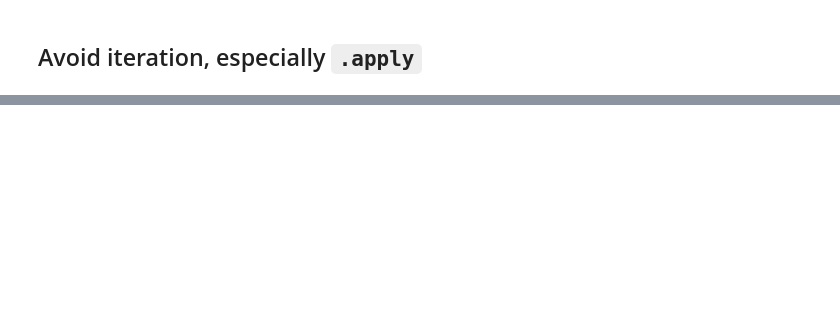
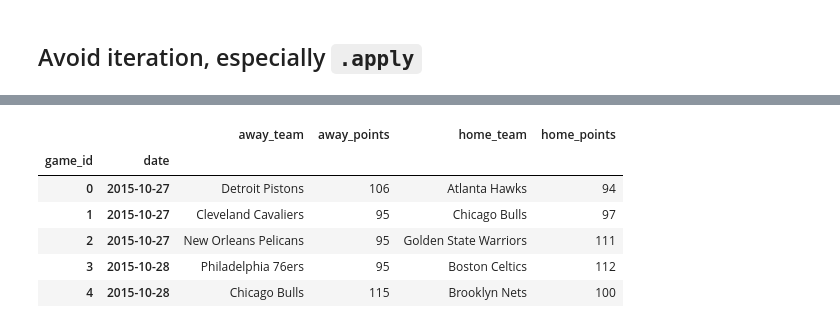
Before and after one commit to nittaya1990/pandas, a Jupyter notebook: Best Practices.ipynb, the cells around one changed output, grey strips where cells are left out. Cells and saved outputs as stored; diff of their text form; code cells hidden in the pictures; blank space fills up the shorter version.

```diff
--- a/Best Practices.ipynb
+++ b/Best Practices.ipynb
@@ -268,0 +461,22 @@ Pandas has a *columnar* data model. Each column in the DataFrame has a dtype, co
+# %%
+column_names = {'Date': 'date', 'Start (ET)': 'start',
+                'Unamed: 2': 'box', 'Visitor/Neutral': 'away_team',
+                'PTS': 'away_points', 'Home/Neutral': 'home_team',
+                'PTS.1': 'home_points', 'Unamed: 7': 'n_ot'}
+
+games = (games.rename(columns=column_names)
+    .dropna(thresh=4)
+    [['date', 'away_team', 'away_points', 'home_team', 'home_points']]
+    .assign(date=lambda x: pd.to_datetime(x['date'], format='%a, %b %d, %Y'))
+    .set_index('date', append=True)
+    .rename_axis(["game_id", "date"])
+    .sort_index())
+games.head()
+# %% [output]
+|  |  | away_team | away_points | home_team | home_points |
+| game_id | date |  |  |  |  |
+| 0 | 2015-10-27 | Detroit Pistons | 106 | Atlanta Hawks | 94 |
+| 1 | 2015-10-27 | Cleveland Cavaliers | 95 | Chicago Bulls | 97 |
+| 2 | 2015-10-27 | New Orleans Pelicans | 95 | Golden State Warriors | 111 |
+| 3 | 2015-10-28 | Philadelphia 76ers | 95 | Boston Celtics | 112 |
+| 4 | 2015-10-28 | Chicago Bulls | 115 | Brooklyn Nets | 100 |
```
Also changed, not shown: parts of 46 cells of this notebook, 1 other file.
